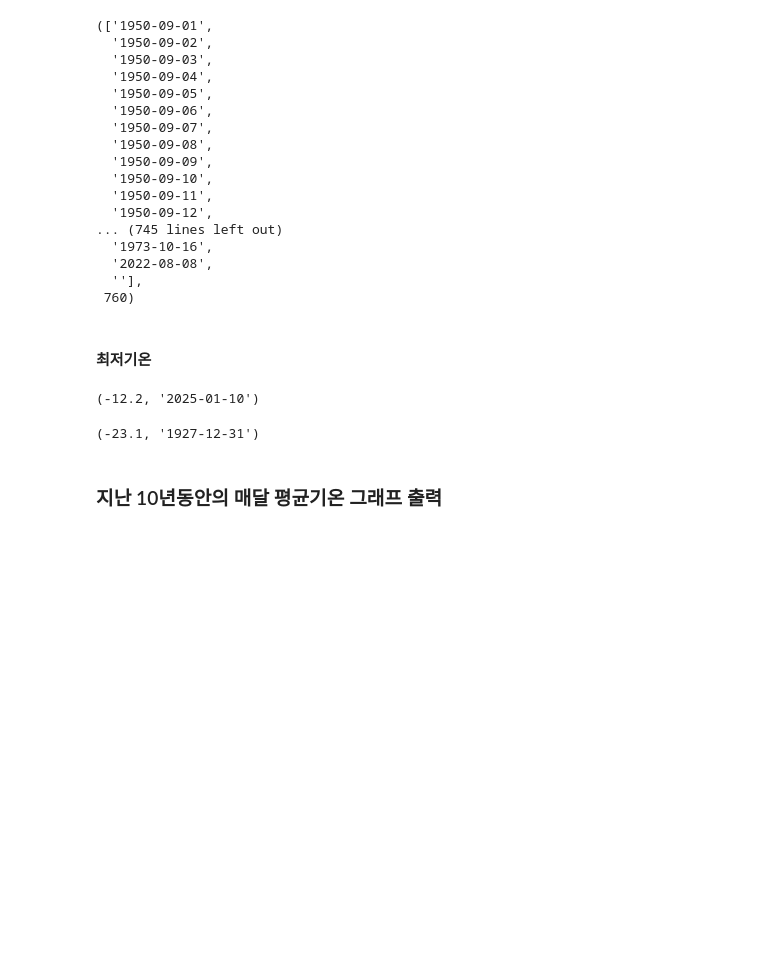
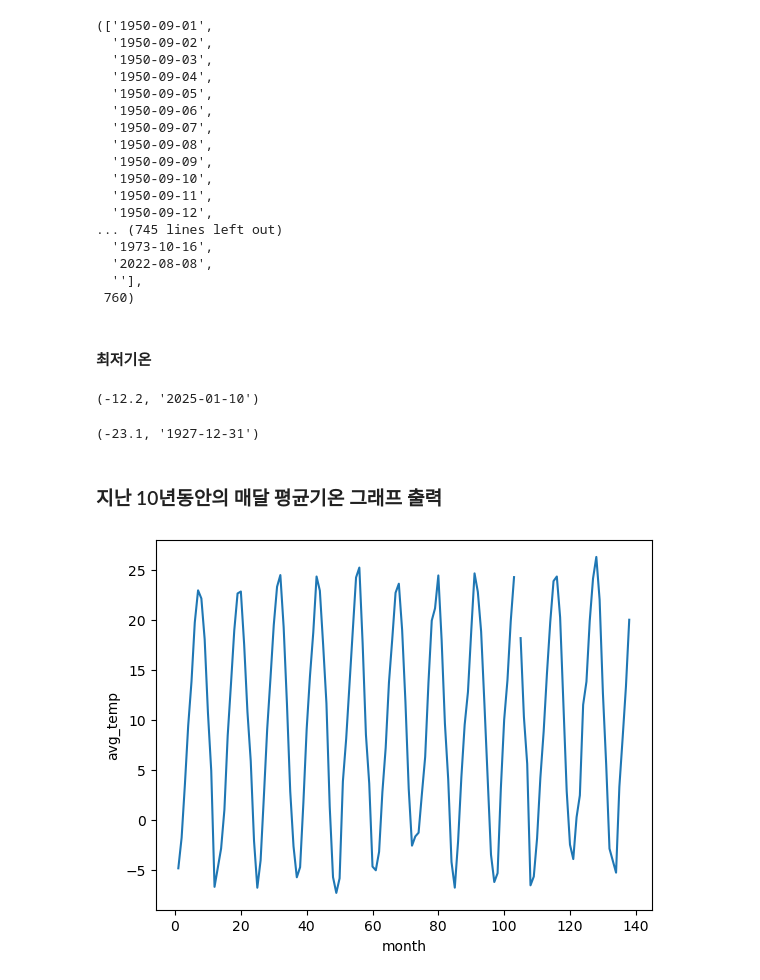
Before and after one commit to Won-Dong-Soo/00-Coding, a Jupyter notebook: DataAnalyst/hello.ipynb, the cells around one changed output. Cells and saved outputs as stored; diff of their text form; code cells hidden in the pictures; blank space fills up the shorter version.

Commit message:
2026/9/12 Data Analysis HW Done.

```diff
--- a/DataAnalyst/hello.ipynb
+++ b/DataAnalyst/hello.ipynb
@@ -109,3 +111,42 @@ mintemp, mindate
 (-23.1, '1927-12-31')
 # %% [markdown]
 ### 지난 10년동안의 매달 평균기온 그래프 출력
+# %%
+_bef10years_data = {
+    'month' : [],
+    'temp' : []
+}
+stidx = 0
+for i in range(len(date)):
+    if date[i][0:4] == '2014':
+        stidx = i
+        break
+
+monthsum = 0
+monthcount = 0
+monthidx = 1
+bef_monthidx = 0
+past_year = 0
+for i in range(stidx, len(date)):
+    if date[i] == '':
+        continue
+    bef_monthidx = monthidx
+    monthidx = int(date[i][5:7]) + past_year*12
+    if bef_monthidx != monthidx:
+        if bef_monthidx%12 == 0 and monthidx%12 == 1:
+            past_year += 1
+            monthidx += 12
+        _bef10years_data['month'].append(bef_monthidx)
+        _bef10years_data['temp'].append(monthsum/monthcount)
+        monthsum = 0
+        monthcount = 0
+    monthcount += 1
+    monthsum += min_temp[i]
+
+# _bef10years_data
+plt.plot(_bef10years_data['month'], _bef10years_data['temp'])
+plt.xlabel('month')
+plt.ylabel('avg_temp')
+plt.show()
+# %% [output]
+[figure, added]
```
Also changed, not shown: parts of 1 cell of this notebook.
